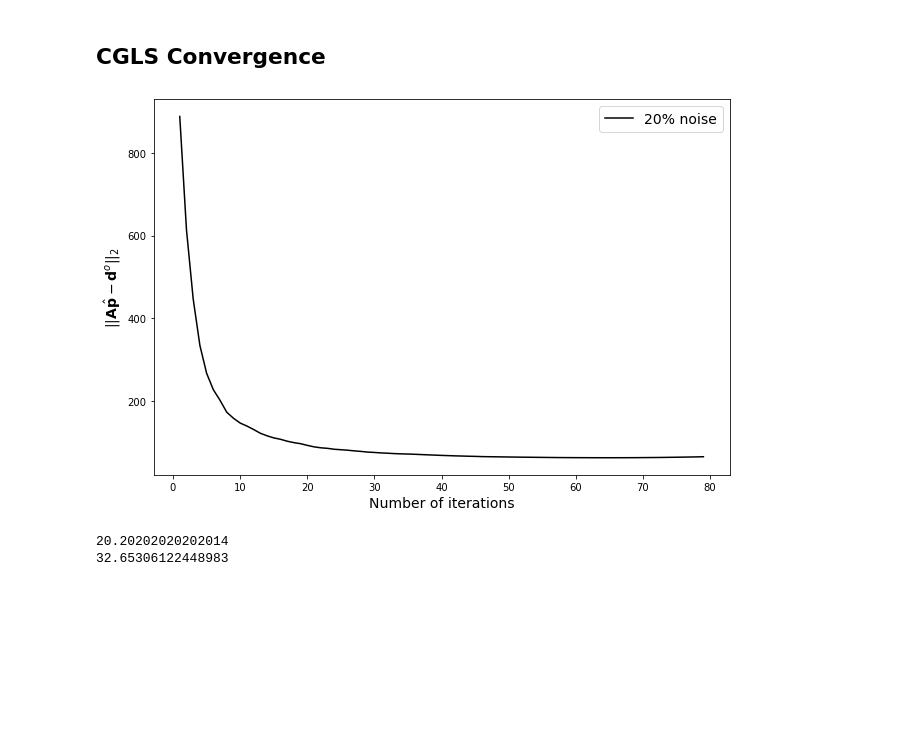
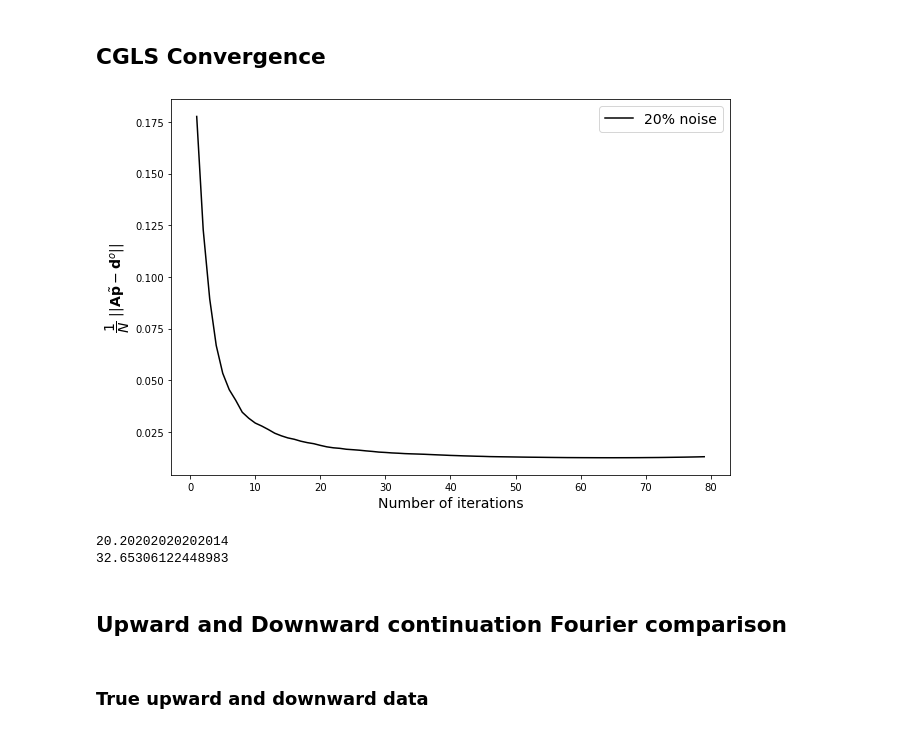
Before and after one commit to pinga-lab/eq_layer_mag_toeplitz, a Jupyter notebook: code/Fast_equivalent_BCCB_Magnetic_Irregular_Grid_020.ipynb, the cells around one changed output. Cells and saved outputs as stored; diff of their text form; code cells hidden in the pictures; blank space fills up the shorter version.

Commit message:
Testes comparacao com Fourier. Arquivos pickle com dados para gerar novas figuras.

```diff
--- a/code/Fast_equivalent_BCCB_Magnetic_Irregular_Grid_020.ipynb
+++ b/code/Fast_equivalent_BCCB_Magnetic_Irregular_Grid_020.ipynb
@@ -252,23 +266,27 @@ plt.savefig('figures/p_fast_irregular_20.png', dpi=300)
 itmax = np.arange(1,80,1)
 res_list_ls = []
 for k in itmax:
-    p_cgls,dobs_cgls = fc.cgls_eq_bccb_mag(xi,yi,zi,zj,shape,tf,F,h,k)
-    norm_res_ls = np.linalg.norm(tf-dobs_cgls)
+    p_cgls2,dobs_cgls2 = fc.cgls_eq_bccb_mag(xi,yi,zi,zj,shape,tf,F,h,k)
+    norm_res_ls = np.linalg.norm(tf-dobs_cgls2)/N
     res_list_ls.append(norm_res_ls)
 # %%
 fig = plt.figure(figsize=(9,6))
 fig.patch.set_facecolor('xkcd:white')
 plt.plot(itmax,res_list_ls, 'k-', label='20% noise')
 plt.xlabel('Number of iterations', fontsize=14)
-plt.ylabel('$||\mathbf{A}\hat{\mathbf{p}} - \mathbf{d}^o||_2$', fontsize=14)
+plt.ylabel('$\dfrac{1}{N} \,\,||\mathbf{A} \~{\mathbf{p}} - \mathbf{d}^o||$', fontsize=14)
 plt.legend(loc='best', fontsize=14)
 plt.tight_layout();
-plt.savefig('figures/convergence_synthetic_mag_irregular_20.png', dpi=300)
+#plt.savefig('figures/convergence_synthetic_mag_irregular_20.png', dpi=300)
 # %% [output]
-[figure, old version]
+[figure, new version]
 # %%
 print (x_perc)
 print (y_perc)
 # %% [output]
 20.20202020202014
 32.65306122448983
+# %% [markdown]
+## Upward and Downward continuation Fourier comparison
+# %% [markdown]
+### True upward and downward data
```
Also changed, not shown: parts of 27 cells of this notebook, 16 other files.
